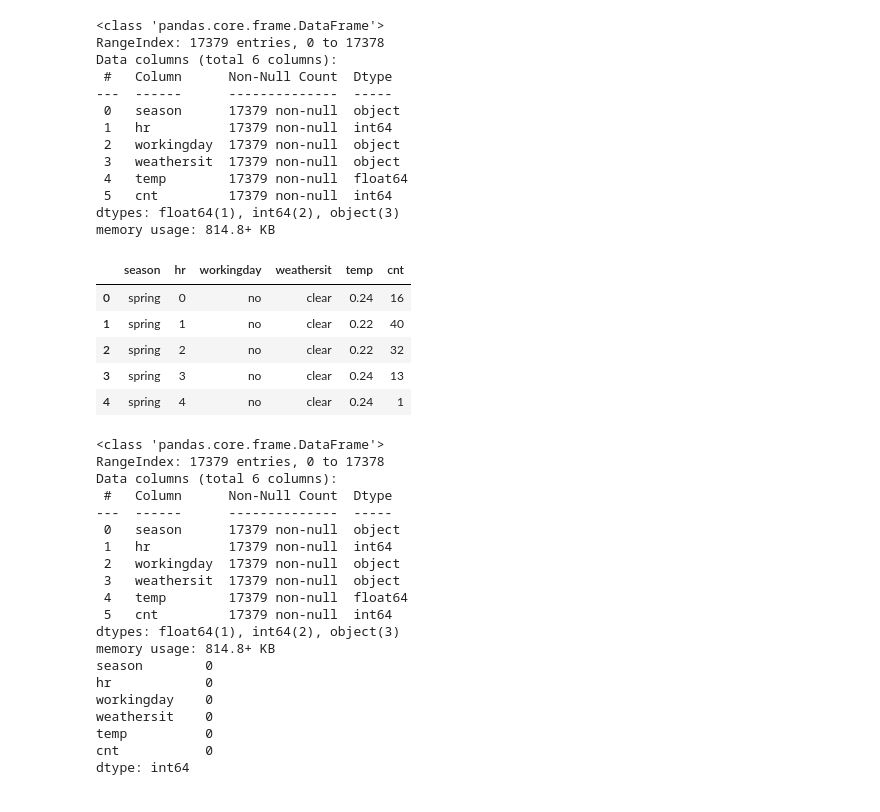
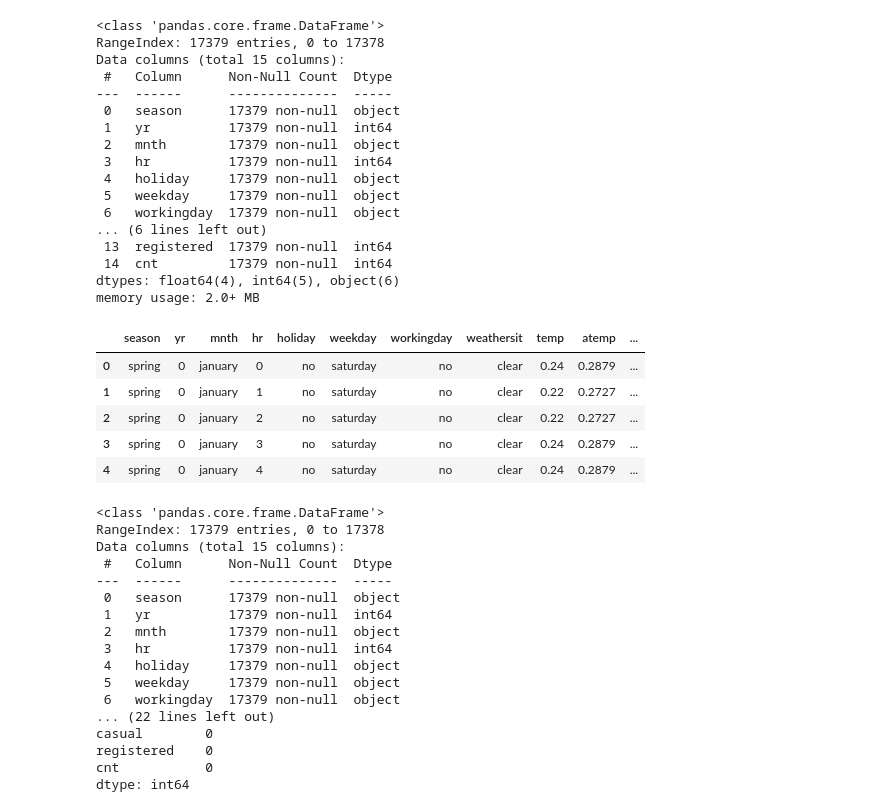
Before and after one commit to aa57c/CS_5568_Project, a Jupyter notebook: project.ipynb, the cells around one changed output. Saved outputs shown, nothing was run; the diff lists cells and outputs as text; code cells hidden in the pictures.

```diff
--- a/project.ipynb
+++ b/project.ipynb
@@ -15,51 +23,52 @@ from sklearn import neighbors
 import statsmodels.api as sm
 import statsmodels.formula.api as smf
 # %%
-bike = pd.read_csv("Bike Sharing Dataset.csv", usecols=[2,5,8,9,10,16])
+bike = pd.read_csv("Bike Sharing Dataset.csv", usecols=[2,3,4,5,6,7,8,9,10,11,12,13,14,15,16])
 bike.info()
 bike.head()
 # %% [output]
 <class 'pandas.core.frame.DataFrame'>
 RangeIndex: 17379 entries, 0 to 17378
-Data columns (total 6 columns):
+Data columns (total 15 columns):
  #   Column      Non-Null Count  Dtype
 ---  ------      --------------  -----
  0   season      17379 non-null  object
- 1   hr          17379 non-null  int64
- 2   workingday  17379 non-null  object
- 3   weathersit  17379 non-null  object
- 4   temp        17379 non-null  float64
- 5   cnt         17379 non-null  int64
-dtypes: float64(1), int64(2), object(3)
-memory usage: 814.8+ KB
+ 1   yr          17379 non-null  int64
+ 2   mnth        17379 non-null  object
+ 3   hr          17379 non-null  int64
+ 4   holiday     17379 non-null  object
+ 5   weekday     17379 non-null  object
+ 6   workingday  17379 non-null  object
+... (6 lines left out)
+ 13  registered  17379 non-null  int64
+ 14  cnt         17379 non-null  int64
+dtypes: float64(4), int64(5), object(6)
+memory usage: 2.0+ MB
-|  | season | hr | workingday | weathersit | temp | cnt |
-| 0 | spring | 0 | no | clear | 0.24 | 16 |
-| 1 | spring | 1 | no | clear | 0.22 | 40 |
-| 2 | spring | 2 | no | clear | 0.22 | 32 |
-| 3 | spring | 3 | no | clear | 0.24 | 13 |
-| 4 | spring | 4 | no | clear | 0.24 | 1 |
+|  | season | yr | mnth | hr | holiday | weekday | workingday | weathersit | temp | atemp | ... |
+| 0 | spring | 0 | january | 0 | no | saturday | no | clear | 0.24 | 0.2879 | ... |
+| 1 | spring | 0 | january | 1 | no | saturday | no | clear | 0.22 | 0.2727 | ... |
+| 2 | spring | 0 | january | 2 | no | saturday | no | clear | 0.22 | 0.2727 | ... |
+| 3 | spring | 0 | january | 3 | no | saturday | no | clear | 0.24 | 0.2879 | ... |
+| 4 | spring | 0 | january | 4 | no | saturday | no | clear | 0.24 | 0.2879 | ... |
 # %%
 bike.info()
 print(bike.isnull().sum())
 # %% [output]
 <class 'pandas.core.frame.DataFrame'>
 RangeIndex: 17379 entries, 0 to 17378
-Data columns (total 6 columns):
+Data columns (total 15 columns):
  #   Column      Non-Null Count  Dtype
 ---  ------      --------------  -----
  0   season      17379 non-null  object
- 1   hr          17379 non-null  int64
- 2   workingday  17379 non-null  object
- 3   weathersit  17379 non-null  object
- 4   temp        17379 non-null  float64
- 5   cnt         17379 non-null  int64
-dtypes: float64(1), int64(2), object(3)
-memory usage: 814.8+ KB
-season        0
-hr            0
-workingday    0
-weathersit    0
-temp          0
+ 1   yr          17379 non-null  int64
+ 2   mnth        17379 non-null  object
+ 3   hr          17379 non-null  int64
+ 4   holiday     17379 non-null  object
+ 5   weekday     17379 non-null  object
+ 6   workingday  17379 non-null  object
+... (22 lines left out)
+casual        0
+registered    0
 cnt           0
 dtype: int64
 # %%
```
Also changed, not shown: parts of 6 cells of this notebook.
